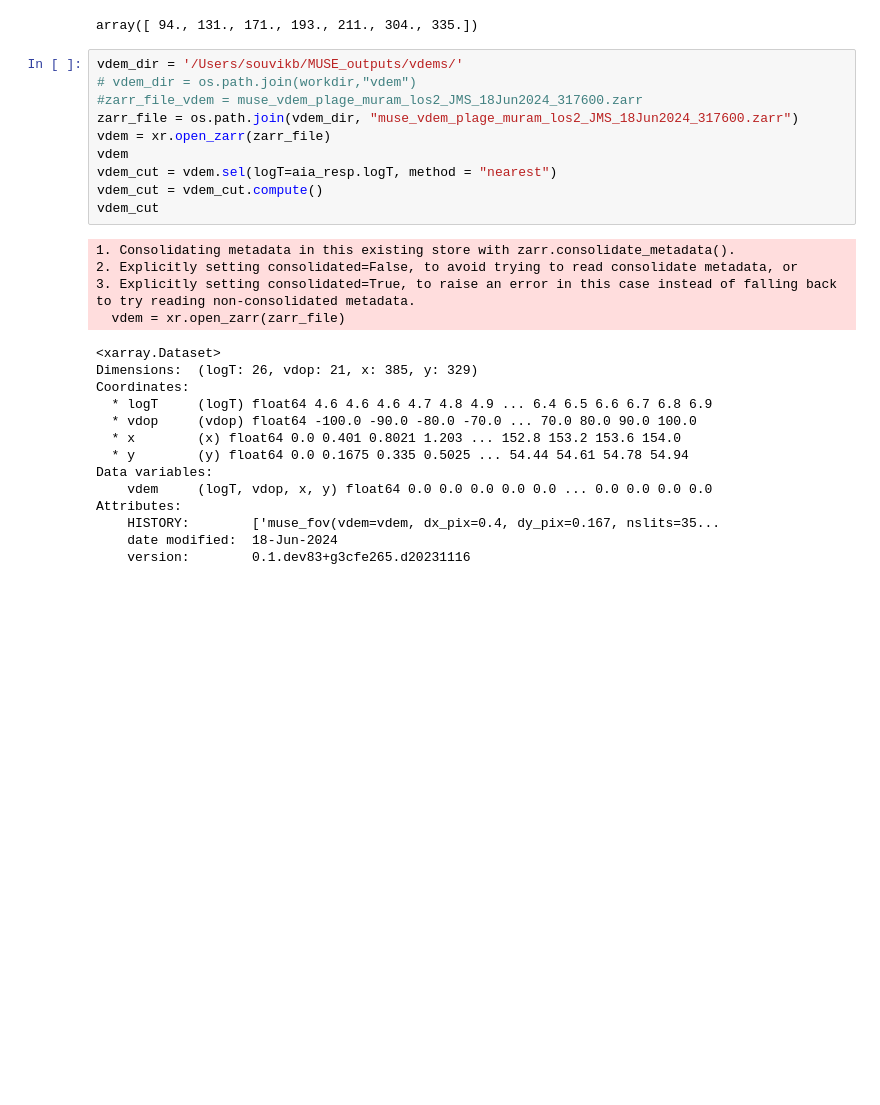
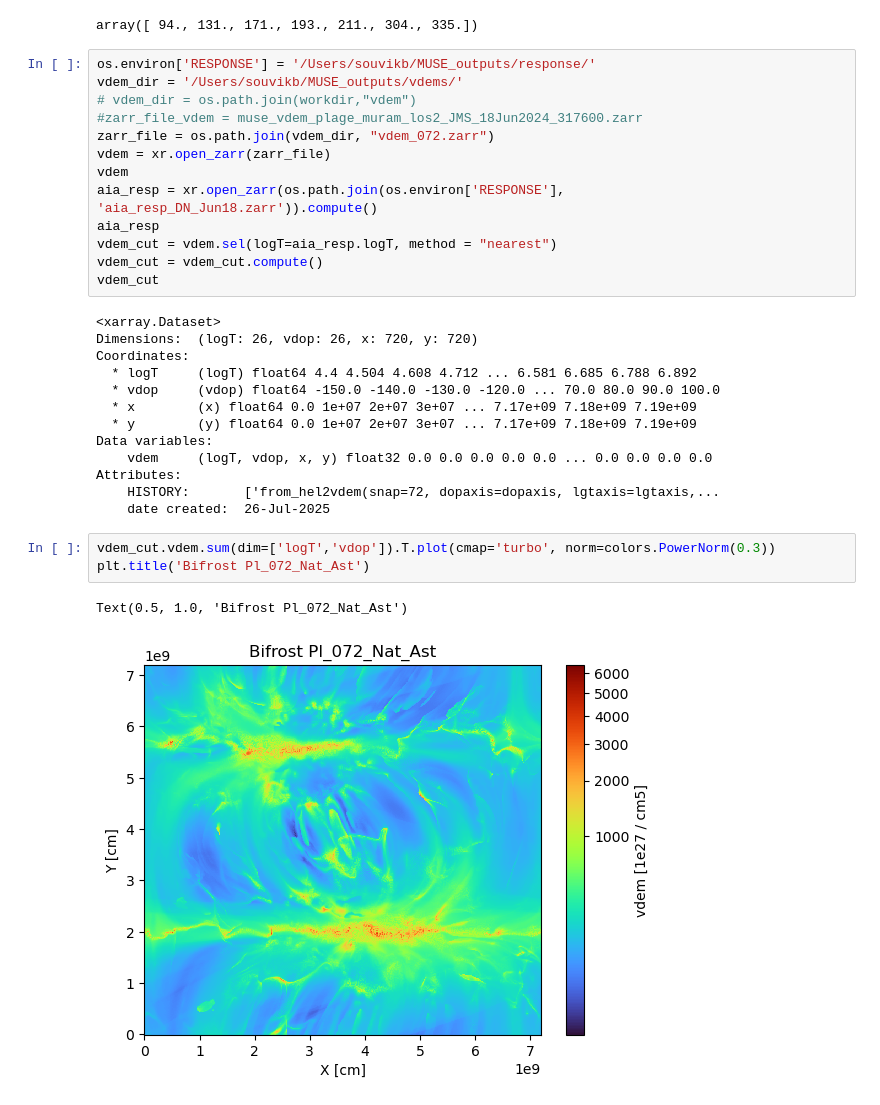
Before and after one commit to souvikita/muse_validation_pipeline, a Jupyter notebook: museval/working_codes/test_new_response.ipynb, the cells around one changed output. Saved outputs shown, nothing was run; the diff lists cells and outputs as text; blank space fills up the shorter version.

```diff
--- a/museval/working_codes/test_new_response.ipynb
+++ b/museval/working_codes/test_new_response.ipynb
@@ -39,30 +41,34 @@ aia_resp.band.data
 # %% [output]
 array([ 94., 131., 171., 193., 211., 304., 335.])
 # %%
+os.environ['RESPONSE'] = '/Users/souvikb/MUSE_outputs/response/'
 vdem_dir = '/Users/souvikb/MUSE_outputs/vdems/'
 # vdem_dir = os.path.join(workdir,"vdem")
 #zarr_file_vdem = muse_vdem_plage_muram_los2_JMS_18Jun2024_317600.zarr
-zarr_file = os.path.join(vdem_dir, "muse_vdem_plage_muram_los2_JMS_18Jun2024_317600.zarr")
+zarr_file = os.path.join(vdem_dir, "vdem_072.zarr")
 vdem = xr.open_zarr(zarr_file)
 vdem
+aia_resp = xr.open_zarr(os.path.join(os.environ['RESPONSE'], 'aia_resp_DN_Jun18.zarr')).compute()
+aia_resp
 vdem_cut = vdem.sel(logT=aia_resp.logT, method = "nearest")
 vdem_cut = vdem_cut.compute()
 vdem_cut
 # %% [output]
-1. Consolidating metadata in this existing store with zarr.consolidate_metadata().
-2. Explicitly setting consolidated=False, to avoid trying to read consolidate metadata, or
-3. Explicitly setting consolidated=True, to raise an error in this case instead of falling back to try reading non-consolidated metadata.
-  vdem = xr.open_zarr(zarr_file)
+<xarray.Dataset>
+Dimensions:  (logT: 26, vdop: 26, x: 720, y: 720)
+Coordinates:
+  * logT     (logT) float64 4.4 4.504 4.608 4.712 ... 6.581 6.685 6.788 6.892
+  * vdop     (vdop) float64 -150.0 -140.0 -130.0 -120.0 ... 70.0 80.0 90.0 100.0
+  * x        (x) float64 0.0 1e+07 2e+07 3e+07 ... 7.17e+09 7.18e+09 7.19e+09
+  * y        (y) float64 0.0 1e+07 2e+07 3e+07 ... 7.17e+09 7.18e+09 7.19e+09
+Data variables:
+    vdem     (logT, vdop, x, y) float32 0.0 0.0 0.0 0.0 0.0 ... 0.0 0.0 0.0 0.0
+Attributes:
+    HISTORY:       ['from_hel2vdem(snap=72, dopaxis=dopaxis, lgtaxis=lgtaxis,...
+    date created:  26-Jul-2025
-<xarray.Dataset>
-Dimensions:  (logT: 26, vdop: 21, x: 385, y: 329)
-Coordinates:
-  * logT     (logT) float64 4.6 4.6 4.6 4.7 4.8 4.9 ... 6.4 6.5 6.6 6.7 6.8 6.9
-  * vdop     (vdop) float64 -100.0 -90.0 -80.0 -70.0 ... 70.0 80.0 90.0 100.0
-  * x        (x) float64 0.0 0.401 0.8021 1.203 ... 152.8 153.2 153.6 154.0
-  * y        (y) float64 0.0 0.1675 0.335 0.5025 ... 54.44 54.61 54.78 54.94
-Data variables:
-    vdem     (logT, vdop, x, y) float64 0.0 0.0 0.0 0.0 0.0 ... 0.0 0.0 0.0 0.0
-Attributes:
-    HISTORY:        ['muse_fov(vdem=vdem, dx_pix=0.4, dy_pix=0.167, nslits=35...
-    date modified:  18-Jun-2024
-    version:        0.1.dev83+g3cfe265.d20231116
+# %%
+vdem_cut.vdem.sum(dim=['logT','vdop']).T.plot(cmap='turbo', norm=colors.PowerNorm(0.3))
+plt.title('Bifrost Pl_072_Nat_Ast')
+# %% [output]
+Text(0.5, 1.0, 'Bifrost Pl_072_Nat_Ast')
+[figure, added]
```
Also changed, not shown: parts of 5 cells of this notebook.
